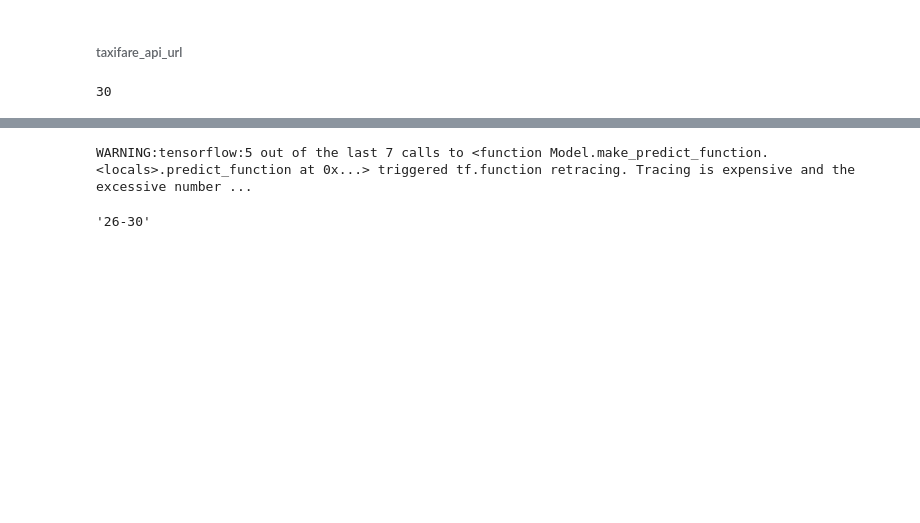
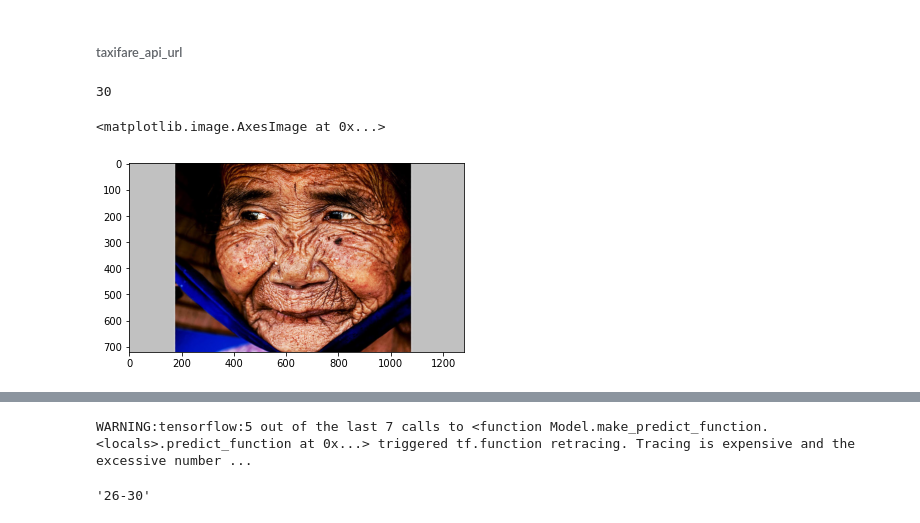
Before and after one commit to felixfa/AgeDetection, a Jupyter notebook: api/API usage.ipynb, the cells around one changed output, grey strips where cells are left out. Cells and saved outputs as stored; diff of their text form; code cells hidden in the pictures; blank space fills up the shorter version.

```diff
--- a/api/API usage.ipynb
+++ b/api/API usage.ipynb
@@ -49,0 +51,6 @@ pred
+# %%
+img = mpimg.imread(test_path+'old_woman.jpg')
+plt.imshow(img)
+# %% [output]
+<matplotlib.image.AxesImage at 0x...>
+[figure, added]
```
Also changed, not shown: parts of 5 cells of this notebook, 5 other files.
